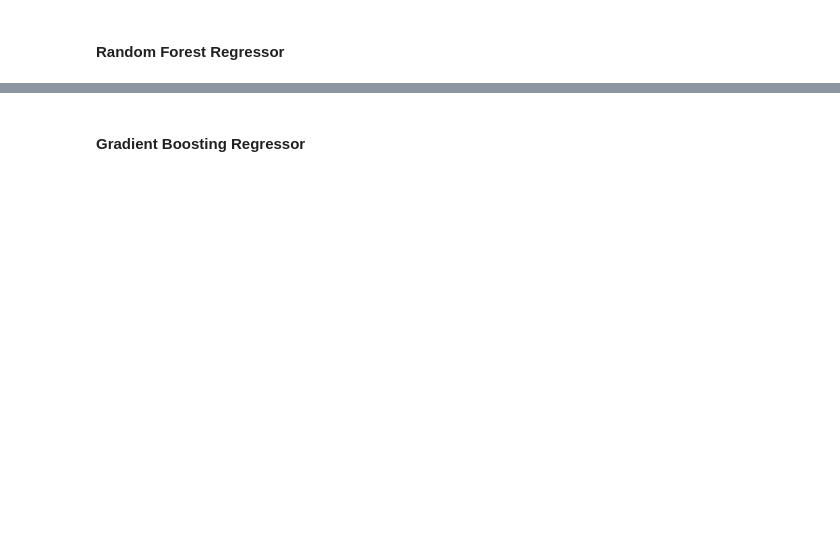
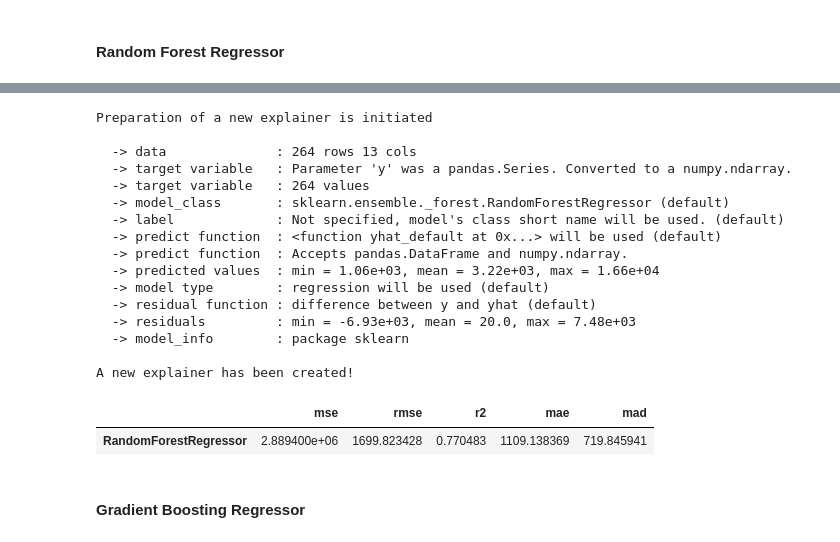
Before and after one commit to yorku-ease/DmML, a Jupyter notebook: db2_data_cleaning.ipynb, the cells around one changed output, grey strips where cells are left out. Saved outputs shown, nothing was run; the diff lists cells and outputs as text; code cells hidden in the pictures; blank space fills up the shorter version.

```diff
--- a/db2_data_cleaning.ipynb
+++ b/db2_data_cleaning.ipynb
@@ -711,0 +730,23 @@ Best Parameters: Default Parameters
+# %%
+# 7. Model Interpretation using Dalex
+exp = dx.Explainer(best_model_rf, X_train, y_train)
+exp.model_performance()
+# %% [output]
+Preparation of a new explainer is initiated
+
+  -> data              : 264 rows 13 cols
+  -> target variable   : Parameter 'y' was a pandas.Series. Converted to a numpy.ndarray.
+  -> target variable   : 264 values
+  -> model_class       : sklearn.ensemble._forest.RandomForestRegressor (default)
+  -> label             : Not specified, model's class short name will be used. (default)
+  -> predict function  : <function yhat_default at 0x...> will be used (default)
+  -> predict function  : Accepts pandas.DataFrame and numpy.ndarray.
+  -> predicted values  : min = 1.06e+03, mean = 3.22e+03, max = 1.66e+04
+  -> model type        : regression will be used (default)
+  -> residual function : difference between y and yhat (default)
+  -> residuals         : min = -6.93e+03, mean = 20.0, max = 7.48e+03
+  -> model_info        : package sklearn
+
+A new explainer has been created!
+|  | mse | rmse | r2 | mae | mad |
+| RandomForestRegressor | 2.889400e+06 | 1699.823428 | 0.770483 | 1109.138369 | 719.845941 |
```
Also changed, not shown: parts of 38 cells of this notebook, 11 other files.
